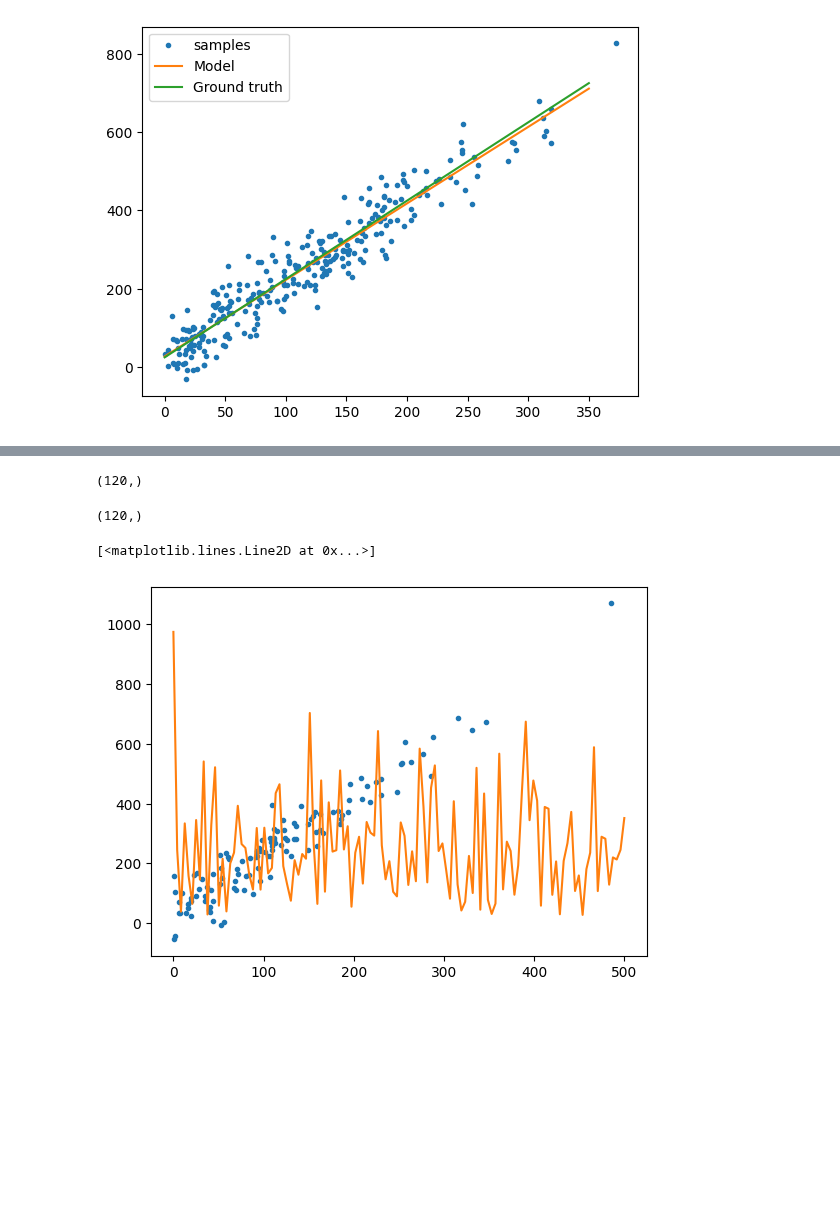
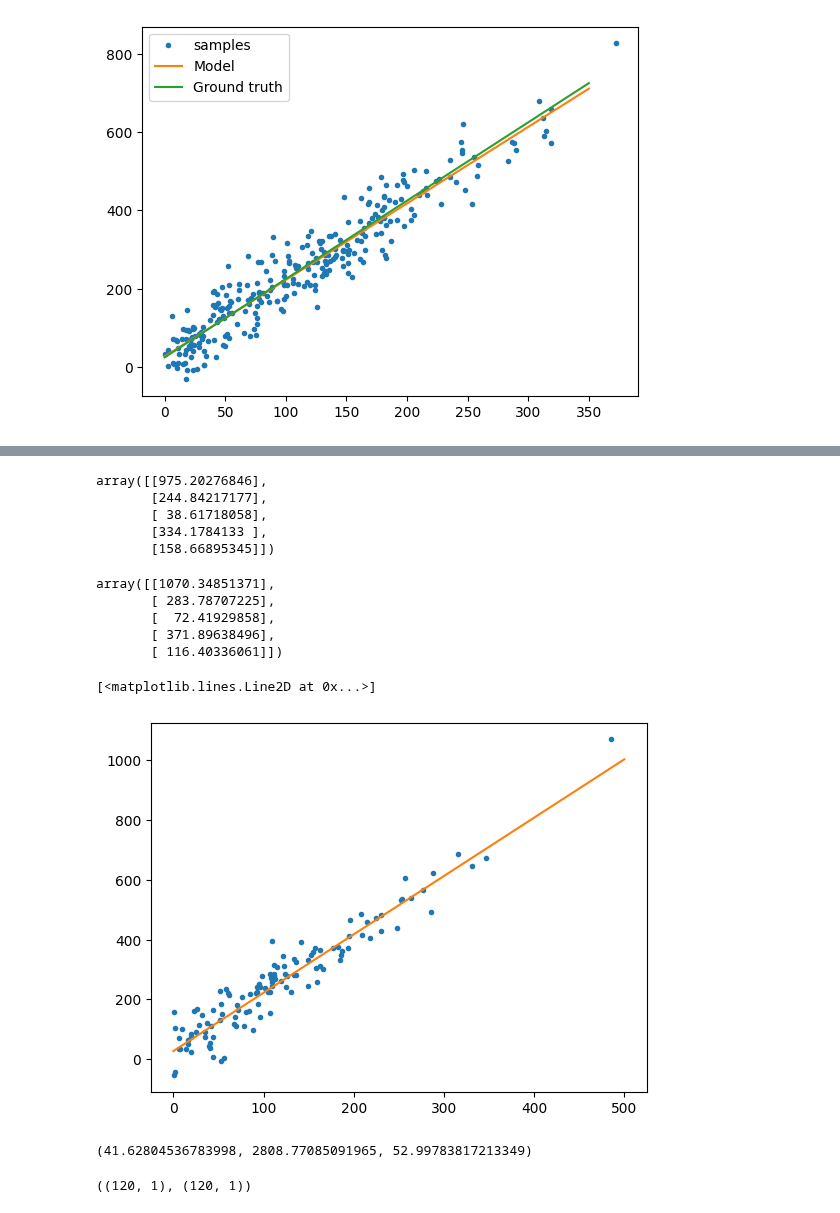
Before and after one commit to SCGlass/Machine-learning, a Jupyter notebook: Exercises/E00_Linear_regression.ipynb, the cells around one changed output, grey strips where cells are left out. Cells and saved outputs as stored; diff of their text form; code cells hidden in the pictures; blank space fills up the shorter version.

Commit message:
question 3 now done. now to try multiple linear regression

```diff
--- a/Exercises/E00_Linear_regression.ipynb
+++ b/Exercises/E00_Linear_regression.ipynb
@@ -317,26 +317,37 @@ predict = lambda X, weights: X @ weights
 
 #beta_hat = np.reshape(beta_hat.to_numpy())
 
-y_pred = np.concatenate(predict(X_test, beta_hat))
+y_hat = predict(X_test, beta_hat)
 
 
-y_pred.shape
+y_hat[:5]
 # %% [output]
-(120,)
+array([[975.20276846],
+       [244.84217177],
+       [ 38.61718058],
+       [334.1784133 ],
+       [158.66895345]])
 # %%
 X_test.size
 X_test.shape
 X_test[:, 1].shape # choose all rows, column with index 1
-y_test.
+y_test[:5]
 # %% [output]
-(120,)
+array([[1070.34851371],
+       [ 283.78707225],
+       [  72.41929858],
+       [ 371.89638496],
+       [ 116.40336061]])
 # %%
-x_ax = np.linspace(0,500, 120)
+x_ax = np.linspace(0,500)
+x_ax =  np.c_[np.ones(len(x_ax)),x_ax]
+
+y_pred = predict(x_ax, beta_hat)
 
 plt.plot(X_test[:,1], y_test, '.', label = "samples")
 
 
-plt.plot(x_ax, y_pred, label = "Prediction") # plotting the linear regression line
+plt.plot(x_ax[:,1], y_pred, label = "Prediction") # plotting the linear regression line
 # %% [output]
 [<matplotlib.lines.Line2D at 0x...>]
-[figure, old version]
+[figure, new version]
@@ -344,0 +354,18 @@ y_pred
+# %%
+# b)
+m = len(y_test)
+
+#y_hat = np.reshape(y_hat, (m))
+
+
+MAE = 1/m*np.sum(np.abs(y_test-y_hat))
+MSE = 1/m*np.sum(np.abs(y_test-y_hat)**2)
+RMSE = np.sqrt(MSE)
+
+MAE, MSE, RMSE
+# %% [output]
+(41.62804536783998, 2808.77085091965, 52.99783817213349)
+# %%
+y_test.shape, y_hat.shape
+# %% [output]
+((120, 1), (120, 1))
```
Also changed, not shown: parts of 1 cell of this notebook.
